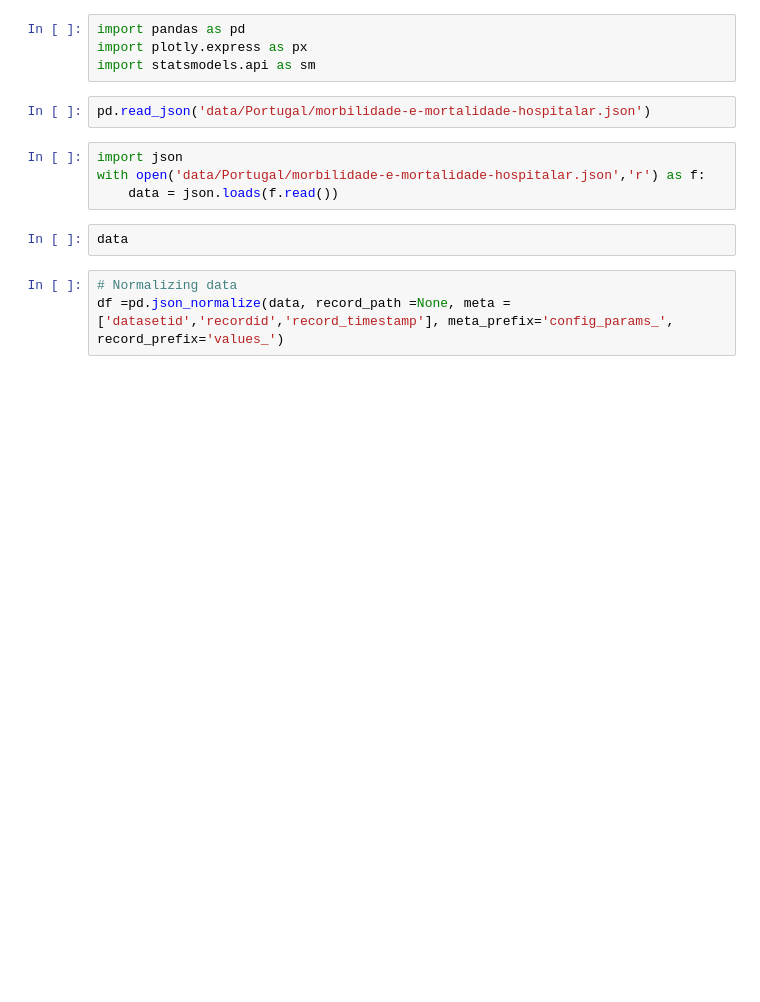
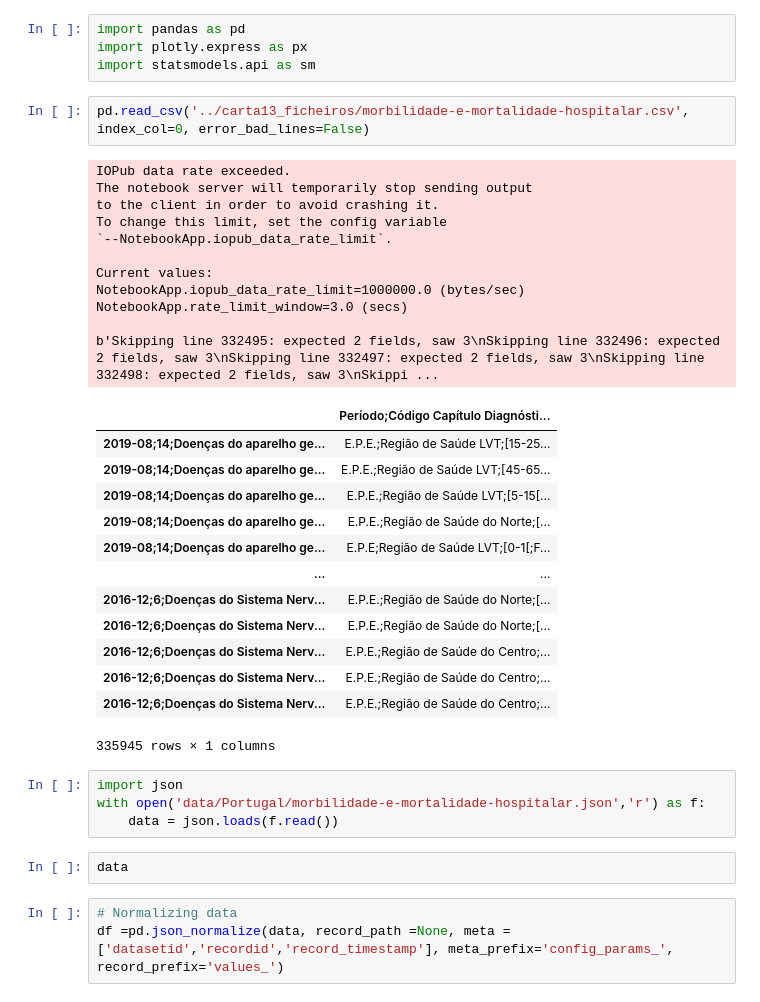
Before and after one commit to joao-dias-25/carta13, a Jupyter notebook: testing.ipynb, the cells around one changed output. Cells and saved outputs as stored; diff of their text form; blank space fills up the shorter version.

```diff
--- a/testing.ipynb
+++ b/testing.ipynb
@@ -3,7 +3,32 @@ import pandas as pd
 import plotly.express as px
 import statsmodels.api as sm
 # %%
-pd.read_json('data/Portugal/morbilidade-e-mortalidade-hospitalar.json')
+pd.read_csv('../carta13_ficheiros/morbilidade-e-mortalidade-hospitalar.csv', index_col=0, error_bad_lines=False)
+# %% [output]
+IOPub data rate exceeded.
+The notebook server will temporarily stop sending output
+to the client in order to avoid crashing it.
+To change this limit, set the config variable
+`--NotebookApp.iopub_data_rate_limit`.
+
+Current values:
+NotebookApp.iopub_data_rate_limit=1000000.0 (bytes/sec)
+NotebookApp.rate_limit_window=3.0 (secs)
+
+b'Skipping line 332495: expected 2 fields, saw 3\nSkipping line 332496: expected 2 fields, saw 3\nSkipping line 332497: expected 2 fields, saw 3\nSkipping line 332498: expected 2 fields, saw 3\nSkippi ...
+|  | Período;Código Capítulo Diagnósti... |
+| 2019-08;14;Doenças do aparelho ge... | E.P.E.;Região de Saúde LVT;[15-25... |
+| 2019-08;14;Doenças do aparelho ge... | E.P.E.;Região de Saúde LVT;[45-65... |
+| 2019-08;14;Doenças do aparelho ge... | E.P.E.;Região de Saúde LVT;[5-15[... |
+| 2019-08;14;Doenças do aparelho ge... | E.P.E.;Região de Saúde do Norte;[... |
+| 2019-08;14;Doenças do aparelho ge... | E.P.E;Região de Saúde LVT;[0-1[;F... |
+| ... | ... |
+| 2016-12;6;Doenças do Sistema Nerv... | E.P.E.;Região de Saúde do Norte;[... |
+| 2016-12;6;Doenças do Sistema Nerv... | E.P.E.;Região de Saúde do Norte;[... |
+| 2016-12;6;Doenças do Sistema Nerv... | E.P.E.;Região de Saúde do Centro;... |
+| 2016-12;6;Doenças do Sistema Nerv... | E.P.E.;Região de Saúde do Centro;... |
+| 2016-12;6;Doenças do Sistema Nerv... | E.P.E.;Região de Saúde do Centro;... |
+335945 rows × 1 columns
 # %%
 import json
 with open('data/Portugal/morbilidade-e-mortalidade-hospitalar.json','r') as f:
```
Also changed, not shown: parts of 14 cells of this notebook, 5 other files.
